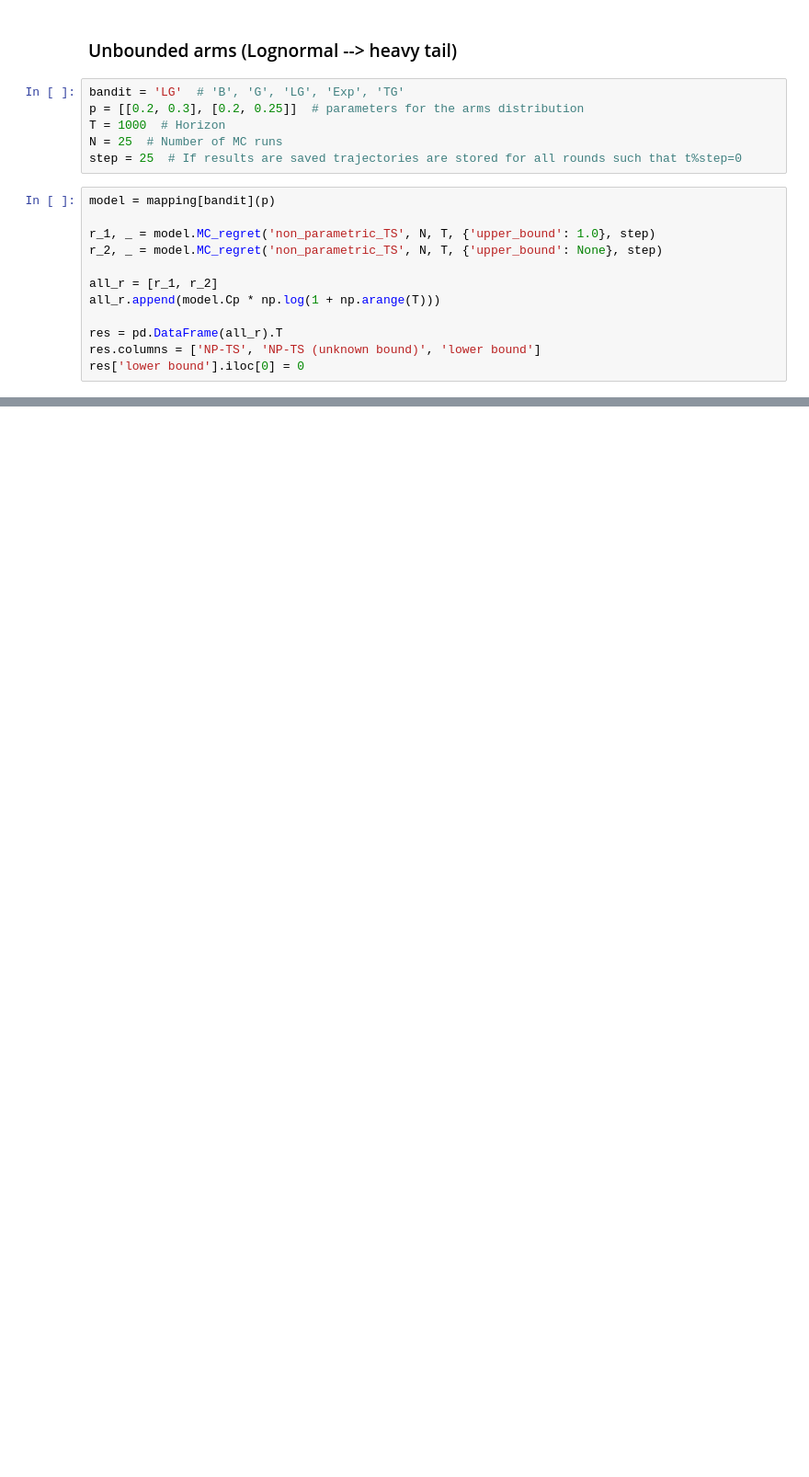
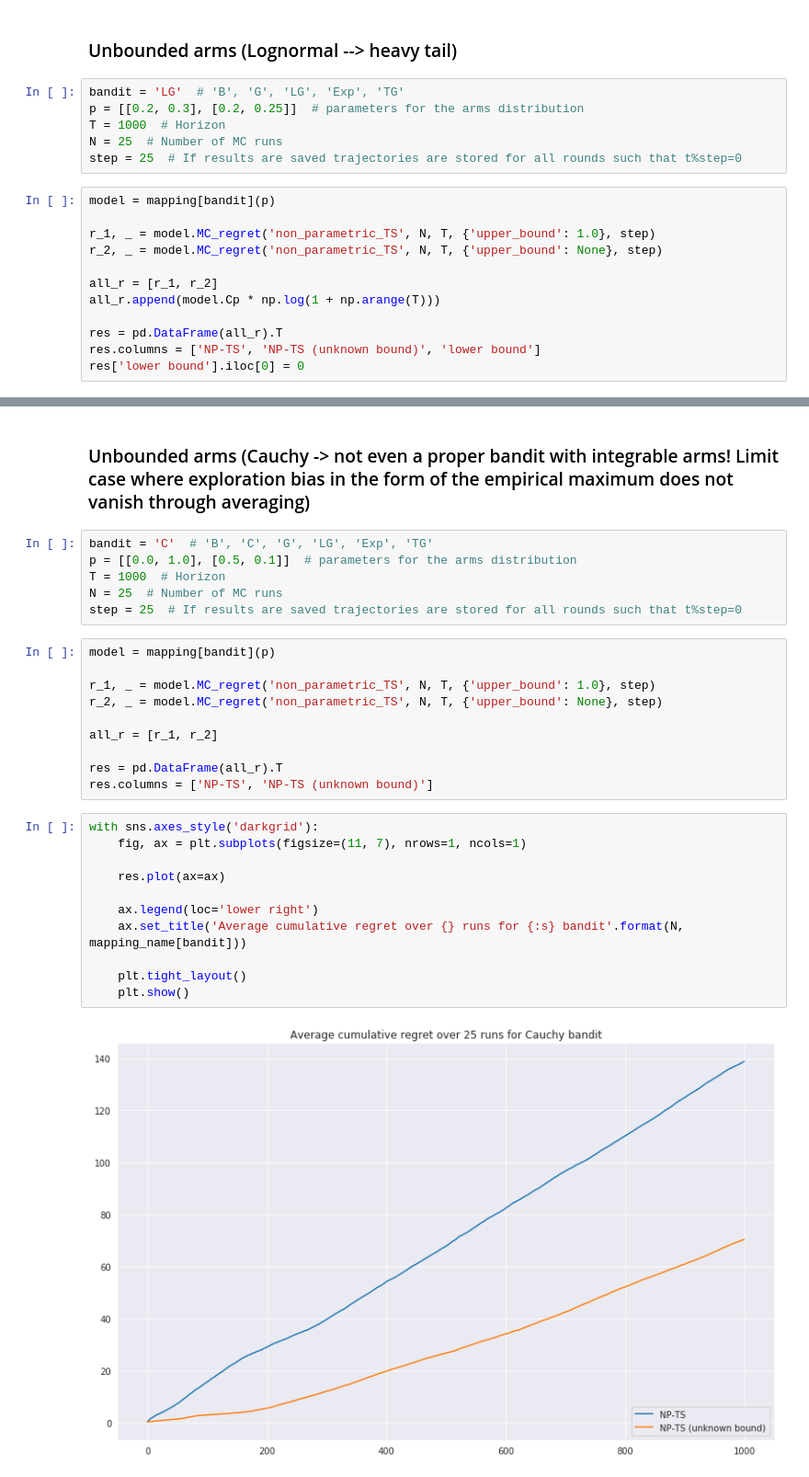
Before and after one commit to sauxpa/MAB, a Jupyter notebook: experiments_frequentist_npts.ipynb, the cells around one changed output, grey strips where cells are left out. Shown: that part at 92% size. Cells and saved outputs as stored; diff of their text form; blank space fills up the shorter version.

```diff
--- a/experiments_frequentist_npts.ipynb
+++ b/experiments_frequentist_npts.ipynb
@@ -154,0 +155,31 @@ with sns.axes_style('darkgrid'):
+# %% [markdown]
+### Unbounded arms (Cauchy -> not even a proper bandit with integrable arms! Limit case where exploration bias in the form of the empirical maximum does not vanish through averaging)
+# %%
+bandit = 'C'  # 'B', 'C', 'G', 'LG', 'Exp', 'TG'
+p = [[0.0, 1.0], [0.5, 0.1]]  # parameters for the arms distribution
+T = 1000  # Horizon
+N = 25  # Number of MC runs
+step = 25  # If results are saved trajectories are stored for all rounds such that t%step=0
+# %%
+model = mapping[bandit](p)
+
+r_1, _ = model.MC_regret('non_parametric_TS', N, T, {'upper_bound': 1.0}, step)
+r_2, _ = model.MC_regret('non_parametric_TS', N, T, {'upper_bound': None}, step)
+
+all_r = [r_1, r_2]
+
+res = pd.DataFrame(all_r).T
+res.columns = ['NP-TS', 'NP-TS (unknown bound)']
+# %%
+with sns.axes_style('darkgrid'):
+    fig, ax = plt.subplots(figsize=(11, 7), nrows=1, ncols=1)
+
+    res.plot(ax=ax)
+
+    ax.legend(loc='lower right')
+    ax.set_title('Average cumulative regret over {} runs for {:s} bandit'.format(N, mapping_name[bandit]))
+
+    plt.tight_layout()
+    plt.show()
+# %% [output]
+[figure, added]
```
Also changed, not shown: parts of 5 cells of this notebook, 5 other files.
